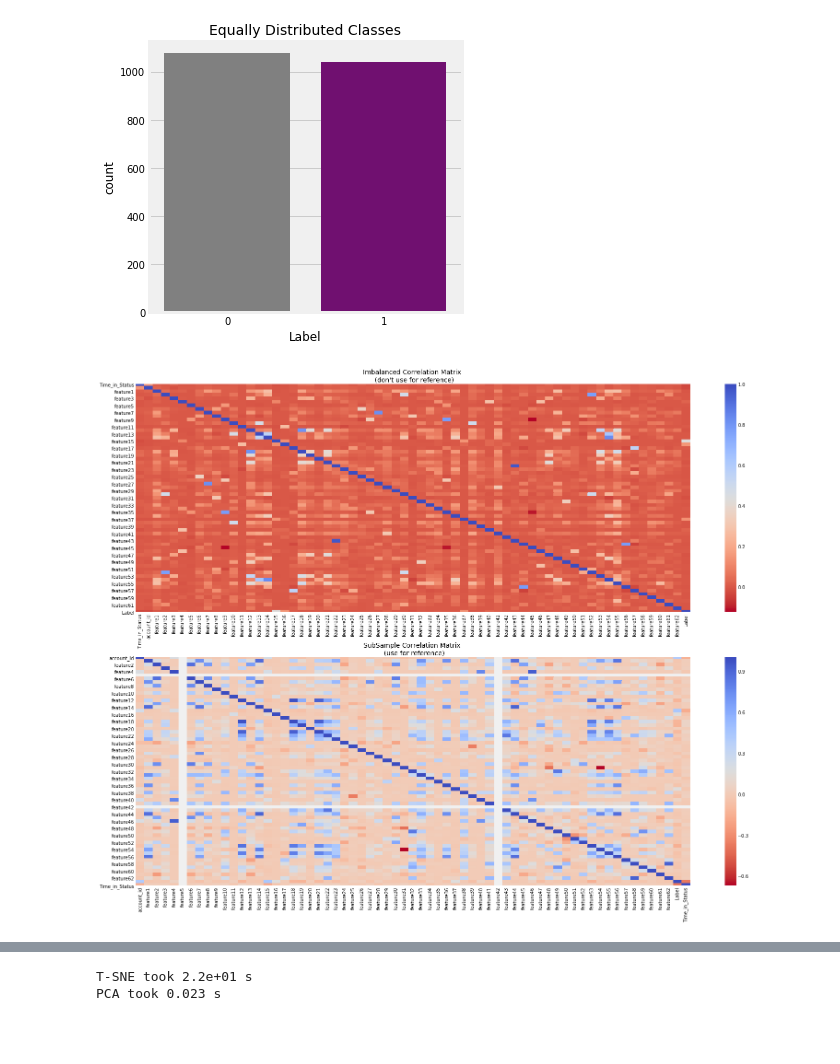
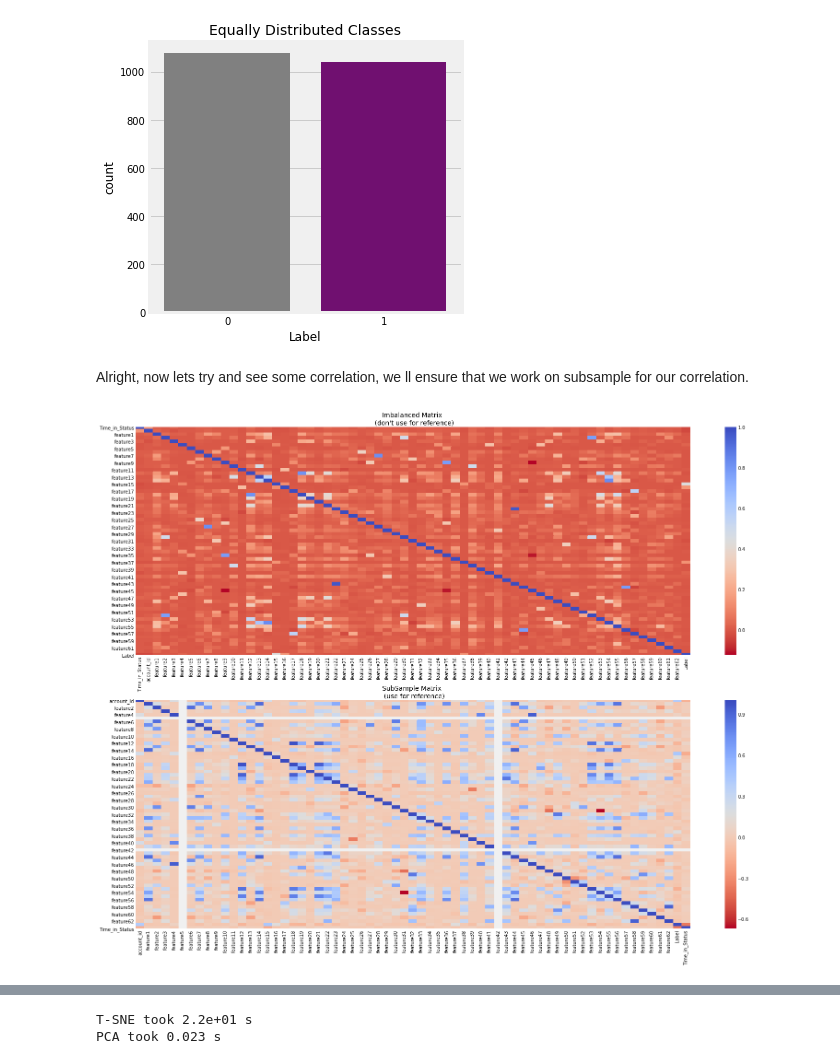
Before and after one commit to Pranav63/INeuron_Assignments, a Jupyter notebook: SMOTE_CSB.ipynb, the cells around one changed output, grey strips where cells are left out. Cells and saved outputs as stored; diff of their text form; code cells hidden in the pictures; blank space fills up the shorter version.

```diff
--- a/SMOTE_CSB.ipynb
+++ b/SMOTE_CSB.ipynb
@@ -204,13 +233,3 @@ Constant features: 0 Binary features: 0 Categorical features: 62
 
 Constant features: []
 Categorical features: ['feature1', 'feature2', 'feature3', 'feature4', 'feature5', 'feature6', 'feature7', 'feature8', 'feature9', 'feature10', 'feature11', 'feature12', 'feature13', 'feature14', 'fea ...
-# %%
-#Univariate analysis for features
-plt.rcParams['figure.figsize'] = 8, 2
-for i in counts[2]:   #counts[2] has all the categorical features
-    if i not in 'Label':
-        plt.figure()
-        plt.xlabel=i
-        sns.stripplot(x=i, y="Label", data=df_train,jitter=True, linewidth=1,order=np.sort(df_train[i].unique()))
-        sns.boxplot(x=i, y="Label", data=df_train, order=np.sort(df_train[i].unique()))
-        plt.show()
@@ -495,20 +564,20 @@ Distribution of the Classes in the subsample dataset
 1    0.491974
 Name: Label, dtype: float64
 [figure]
+# %% [markdown]
+Alright, now lets try and see some correlation, we ll ensure that we work on subsample for our correlation.
 # %%
-# Make sure we use the subsample in our correlation
-
 f, (ax1, ax2) = plt.subplots(2, 1, figsize=(24,20))
 
 # Entire DataFrame
 corr = df_train.corr()
 sns.heatmap(corr, cmap='coolwarm_r', annot_kws={'size':20}, ax=ax1)
-ax1.set_title("Imbalanced Correlation Matrix \n (don't use for reference)", fontsize=14)
+ax1.set_title("Imbalanced Matrix \n (don't use for reference)", fontsize=14)
 
 
 sub_sample_corr = new_df.corr()
 sns.heatmap(sub_sample_corr, cmap='coolwarm_r', annot_kws={'size':20}, ax=ax2)
-ax2.set_title('SubSample Correlation Matrix \n (use for reference)', fontsize=14)
+ax2.set_title('SubSample Matrix \n (use for reference)', fontsize=14)
 plt.show()
 # %% [output]
-[figure, old version]
+[figure, new version]
```
Also changed, not shown: parts of 61 cells of this notebook.
